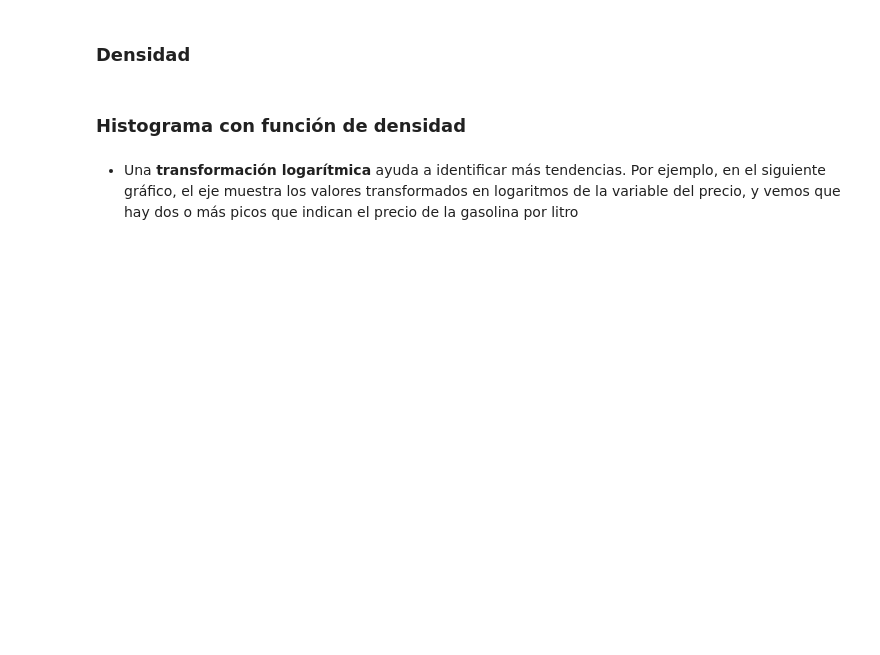
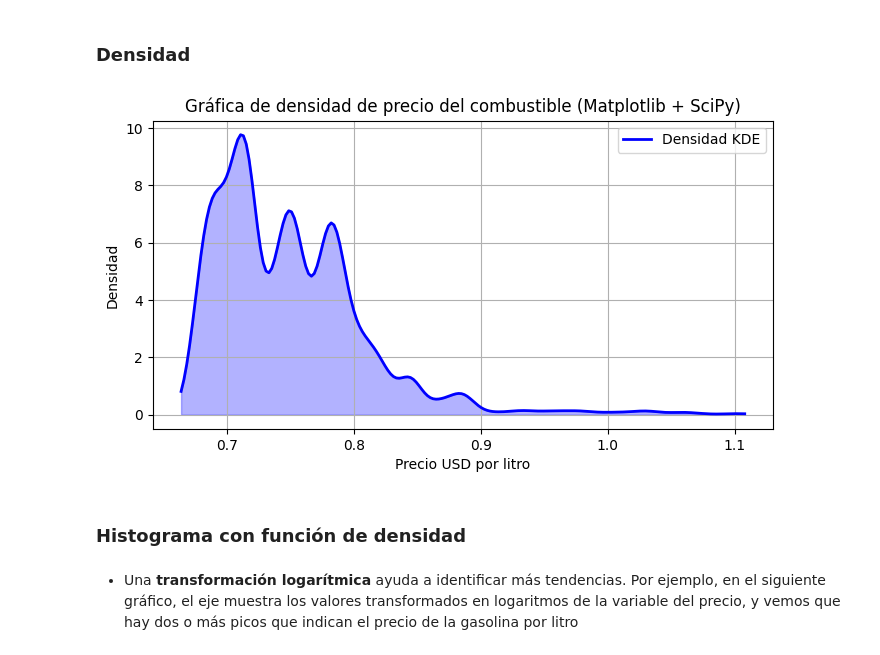
Before and after one commit to lporras/bootcamp_analisis_predic, a Jupyter notebook: docs/modulo_2_sin_codigo_2.ipynb, the cells around one changed output. Cells and saved outputs as stored; diff of their text form; code cells hidden in the pictures; blank space fills up the shorter version.

```diff
--- a/docs/modulo_2_sin_codigo_2.ipynb
+++ b/docs/modulo_2_sin_codigo_2.ipynb
@@ -67,20 +235,27 @@ plt.show()
 # %%
 import numpy as np
 import matplotlib.pyplot as plt
 from scipy.stats import gaussian_kde
 
-# Estimación de densidad usando KDE
-# tu codigo aquí
-# tu codigo aquí
-# tu codigo aquí
+# Estimación de densidad usando KDE del precio del combustible
+# fuel_price_usd_per_l
+
+data = df['fuel_price_usd_per_l'].dropna()
+kde = gaussian_kde(data)
+x_vals = np.linspace(data.min(), data.max(), 200)
+y_vals = kde(x_vals)
+
+
 
 # Gráfico
 plt.figure(figsize=(8, 4))
 plt.plot(x_vals, y_vals, color='blue', lw=2, label='Densidad KDE')
 plt.fill_between(x_vals, y_vals, alpha=0.3, color='blue')
 plt.title('Gráfica de densidad de precio del combustible (Matplotlib + SciPy)')
 plt.xlabel('Precio USD por litro')
 plt.ylabel('Densidad')
 plt.legend()
 plt.grid(True)
 plt.show()
+# %% [output]
+[figure, added]
```
Also changed, not shown: parts of 15 cells of this notebook, 3 other files.
